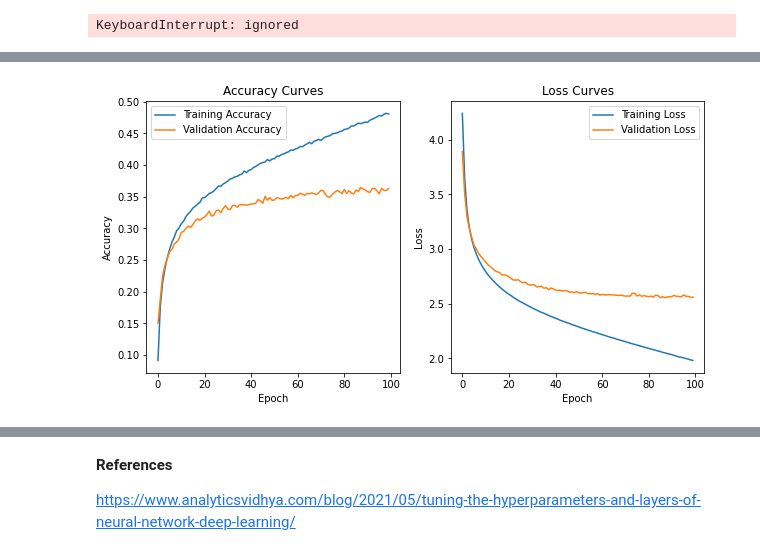
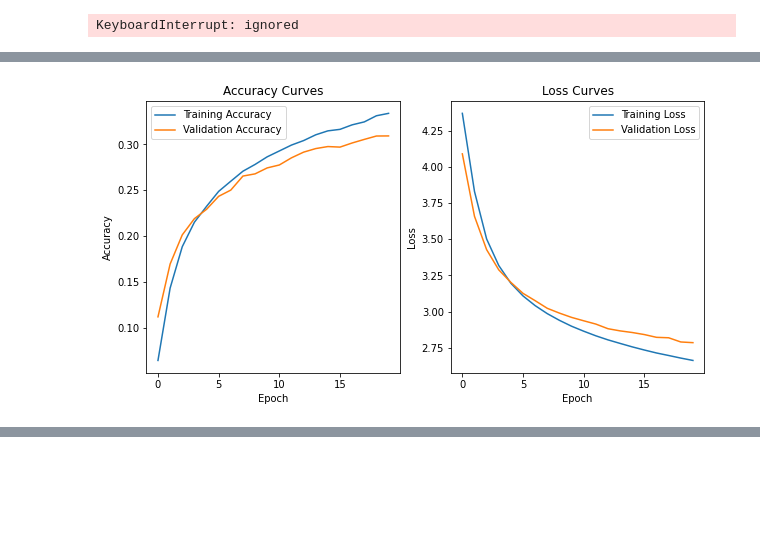
Before and after one commit to deshanchathusanka/machine-learning-algorithms, a Jupyter notebook: Coursework.ipynb, the cells around one changed output, grey strips where cells are left out. Cells and saved outputs as stored; diff of their text form; code cells hidden in the pictures; blank space fills up the shorter version.

Commit message:
Hyperparameter tuning

```diff
--- a/Coursework.ipynb
+++ b/Coursework.ipynb
@@ -108,7 +106,7 @@ NO_OF_FINE_CATEGORIES = 100
 NO_OF_COARSE_CATEGORIES = 100
 
 ########################### manually extract features of images and store in a file ###############################
-image = images[:, :, :, 10]
+image = images[:, :, :, 0]
 plt.figure()
 plt.imshow(image)
 plt.show()
@@ -559,5 +723,5 @@ how-to-develop-a-cnn-from-scratch-for-cifar-10-photo-classification/
 # %%
-############################## Transfer Learning ######################################
+############################## Transfer Learning : Fine Labels ######################################
 import tensorflow as tf
 from keras.layers import Input, Lambda, Dense, Flatten
 from keras.models import Model
@@ -596,7 +760,7 @@ model.add(vgg_16)
 
 ########### classification layers ##################
 model.add(Flatten())
-model.add(Dense(500, activation='relu'))
+model.add(Dense(200, activation='relu'))
 model.add(Dense(100, activation='softmax'))
 
 ################### Build the model ######################
@@ -608,7 +772,7 @@ model.compile(optimizer=tf.keras.optimizers.SGD(), # Strochastic Gradient Descen
 model.summary()
 
 ################# Train The Model ######################
-history = model.fit(x_cnn_train_norm, y_train, epochs=100, validation_split=0.2, verbose=1)
+history = model.fit(x_cnn_train_norm, y_train, epochs=20, validation_split=0.2, verbose=1)
 
 ################ Plot Accuracy And Loss Curves ################
 plt.figure(figsize=[10,5])
@@ -630,6 +794,10 @@ plt.legend(['Training Loss',
            'Validation Loss'])
 plt.title('Loss Curves')
 plt.show()
+
+################### Evaluate With Test Datatset ###########################
+results = model.evaluate(x_cnn_test_norm, y_test)
+print(f'Test set loss: {results[0]:0.2f}, test set accuracy: {results[1]*100:0.2f}%')
 # %% [output]
 (50000, 32, 32, 3)
 (10000, 32, 32, 3)
@@ -651 +819 @@ Epoch 100/100
-[figure, old version]
+[figure, new version]
@@ -652,4 +821,0 @@ Epoch 100/100
-# %% [markdown]
-**References**
-
-https://www.analyticsvidhya.com/blog/2021/05/tuning-the-hyperparameters-and-layers-of-neural-network-deep-learning/
```
Also changed, not shown: parts of 19 cells of this notebook.
